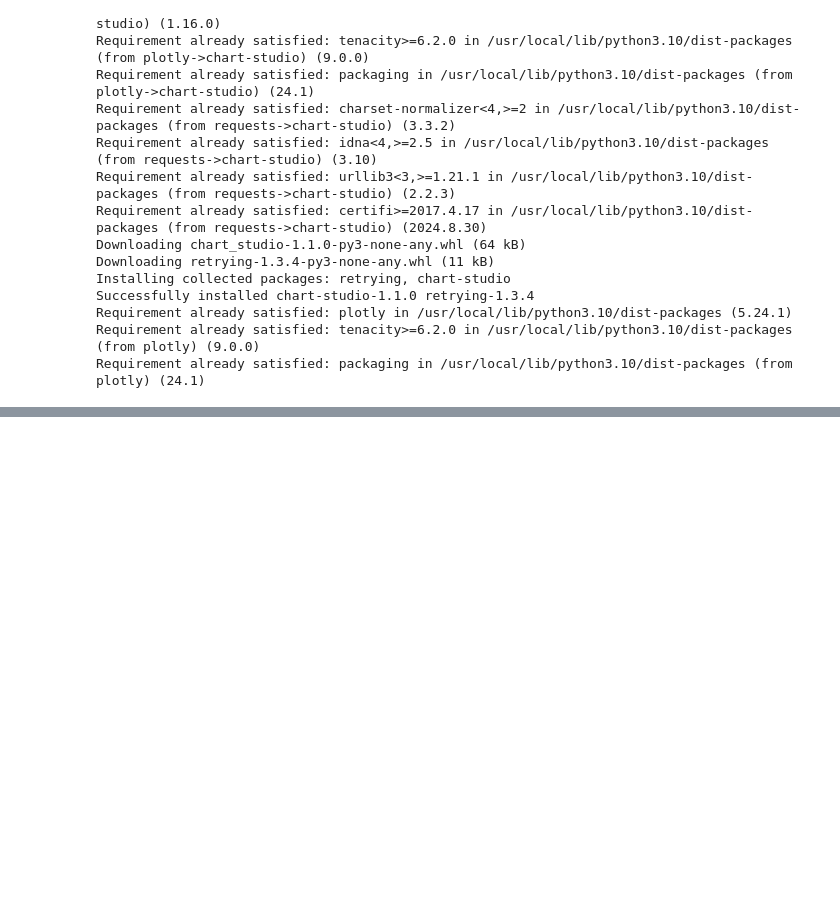
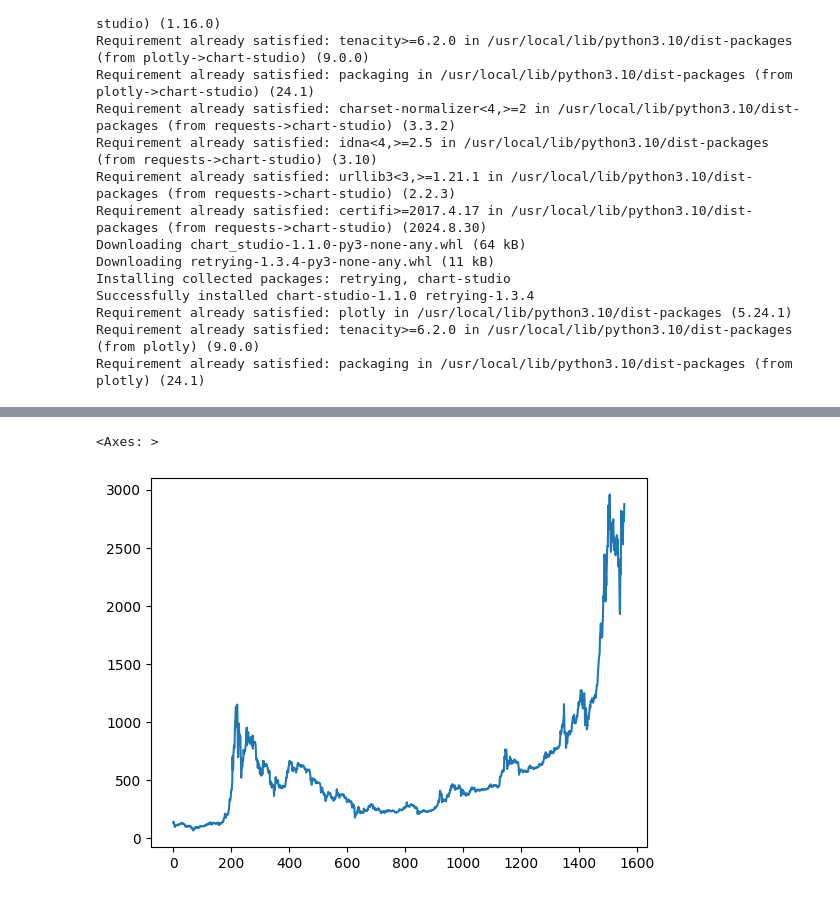
Before and after one commit to hillaryjude/Bitcoin-analysis-using-pandas, a Jupyter notebook: Bitcoin-analysis-using-pandas.ipynb, the cells around one changed output, grey strips where cells are left out. Cells and saved outputs as stored; diff of their text form; code cells hidden in the pictures; blank space fills up the shorter version.

```diff
--- a/Bitcoin-analysis-using-pandas.ipynb
+++ b/Bitcoin-analysis-using-pandas.ipynb
@@ -227,0 +253,5 @@ fig.show(renderer='iframe')
+# %%
+bitcoin['Close'].plot()
+# %% [output]
+<Axes: >
+[figure, added]
```
Also changed, not shown: parts of 19 cells of this notebook.
